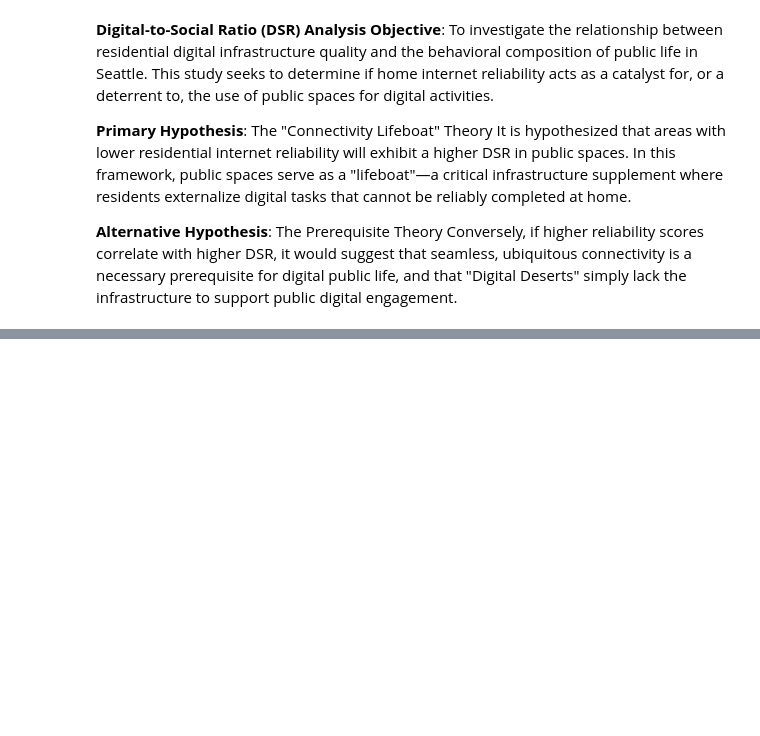
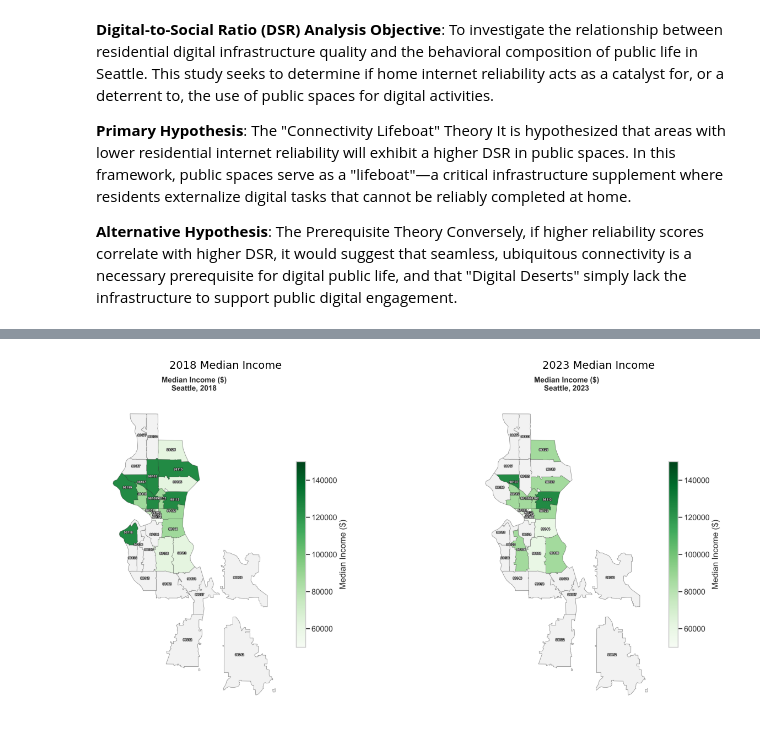
Before and after one commit to AidanGrambihler/strategic-discovery-engine, a Jupyter notebook: reports/dsr_analysis_report.ipynb, the cells around one changed output, grey strips where cells are left out. Saved outputs shown, nothing was run; the diff lists cells and outputs as text; code cells hidden in the pictures; blank space fills up the shorter version.

```diff
--- a/reports/dsr_analysis_report.ipynb
+++ b/reports/dsr_analysis_report.ipynb
@@ -122,0 +85,15 @@ plt.show()
+# %%
+# Side-by-Side: Median Income 2018 vs 2023
+inc_18 = viz_dir / "heatmap_res_median_income_2018.png"
+inc_23 = viz_dir / "heatmap_res_median_income_2023.png"
+
+fig, ax = plt.subplots(1, 2, figsize=(16, 8))
+if inc_18.exists() and inc_23.exists():
+    ax[0].imshow(plt.imread(str(inc_18)))
+    ax[0].set_title("2018 Median Income", fontsize=14)
+    ax[1].imshow(plt.imread(str(inc_23)))
+    ax[1].set_title("2023 Median Income", fontsize=14)
+    [ax[i].axis('off') for i in range(2)]
+    plt.show()
+# %% [output]
+[figure, added]
```
Also changed, not shown: parts of 39 cells of this notebook, 1 other file.
